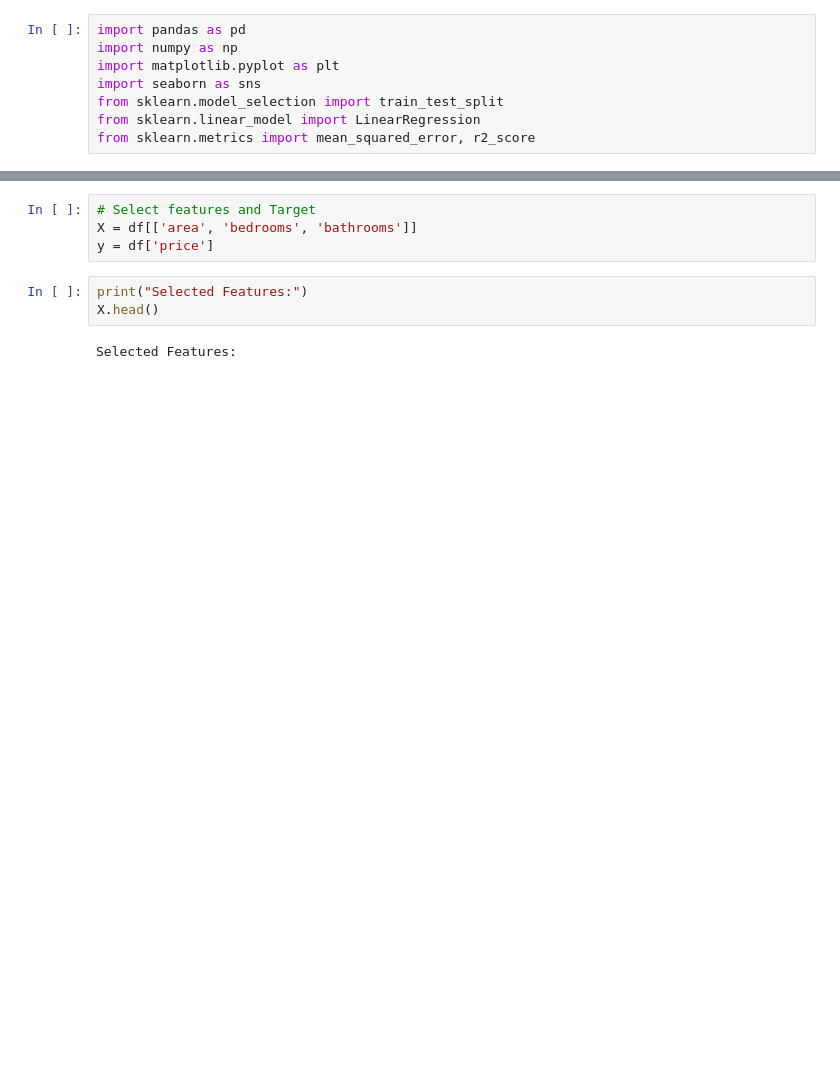
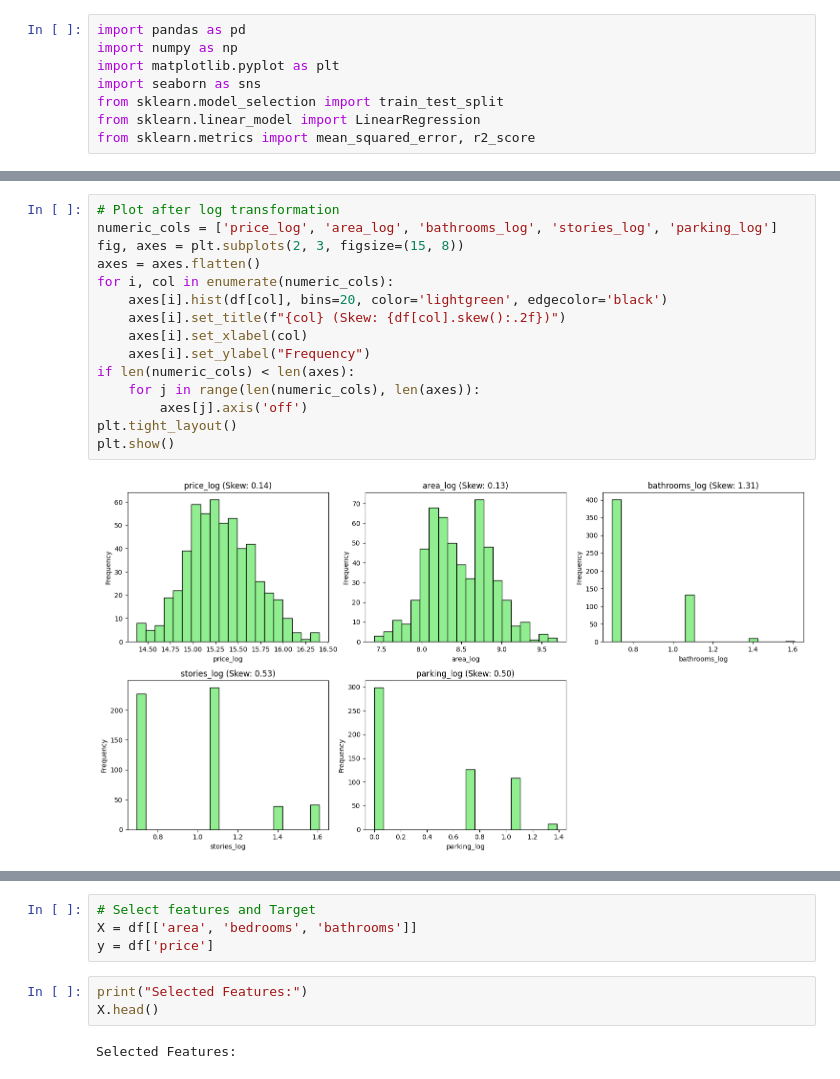
Before and after one commit to Sunmathi-A77/House_Price_Prediction, a Jupyter notebook: House_Price_Prediction.ipynb, the cells around one changed output, grey strips where cells are left out. Drawn from its saved outputs; the diff is of its cells as text; blank space fills up the shorter version.

```diff
--- a/House_Price_Prediction.ipynb
+++ b/House_Price_Prediction.ipynb
@@ -19,0 +216,17 @@ df.head()
+# %%
+# Plot after log transformation
+numeric_cols = ['price_log', 'area_log', 'bathrooms_log', 'stories_log', 'parking_log']
+fig, axes = plt.subplots(2, 3, figsize=(15, 8))
+axes = axes.flatten()
+for i, col in enumerate(numeric_cols):
+    axes[i].hist(df[col], bins=20, color='lightgreen', edgecolor='black')
+    axes[i].set_title(f"{col} (Skew: {df[col].skew():.2f})")
+    axes[i].set_xlabel(col)
+    axes[i].set_ylabel("Frequency")
+if len(numeric_cols) < len(axes):
+    for j in range(len(numeric_cols), len(axes)):
+        axes[j].axis('off')
+plt.tight_layout()
+plt.show()
+# %% [output]
+[figure, added]
```
Also changed, not shown: parts of 17 cells of this notebook, 1 other file.
